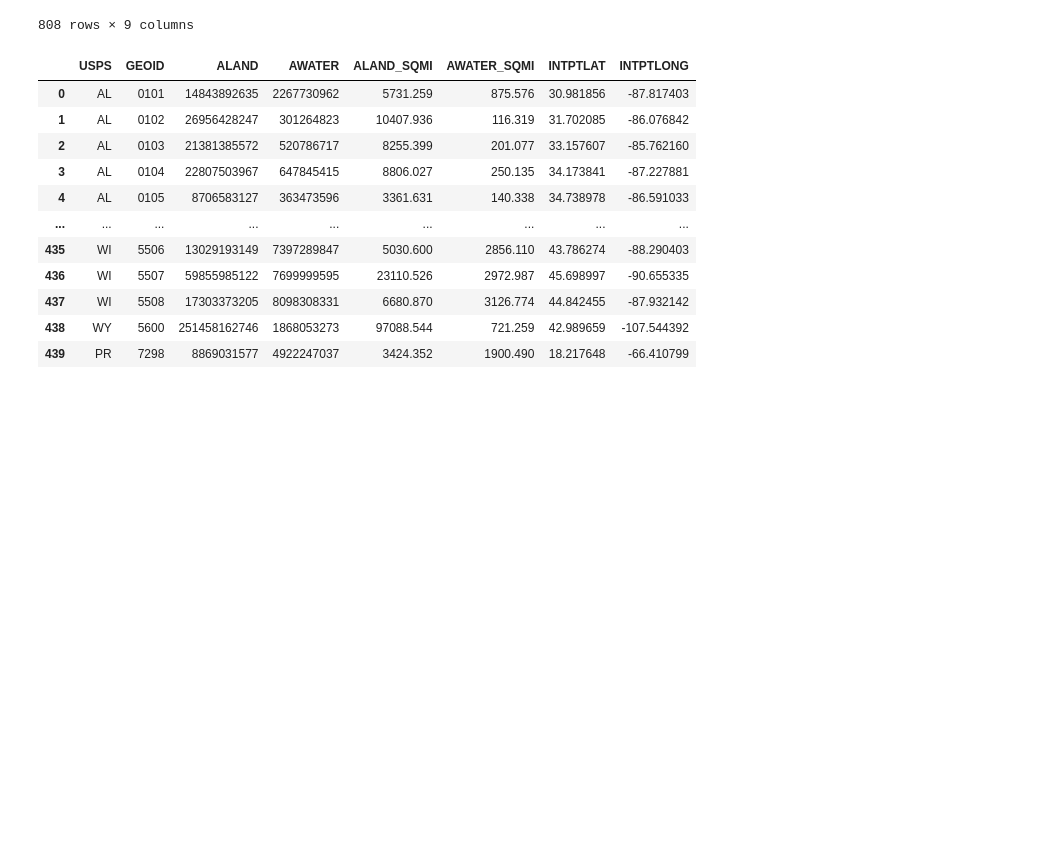
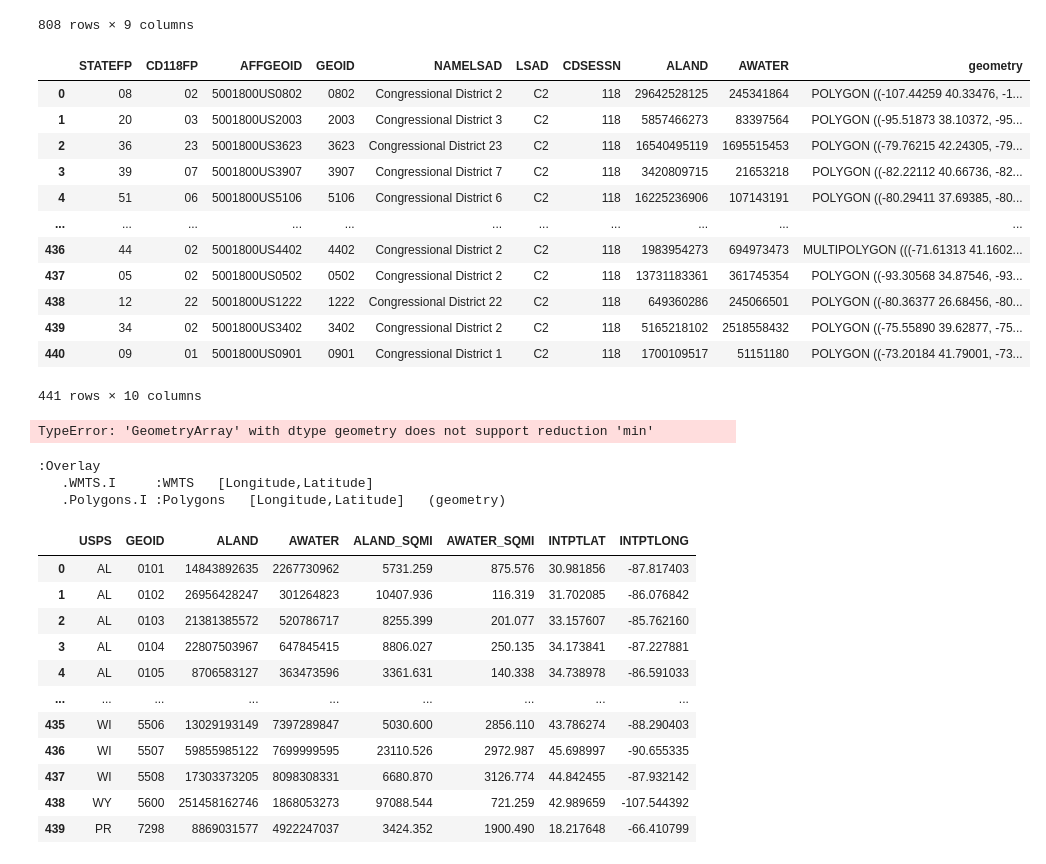
Before and after one commit to nss-data-science-cohort-7/webscraping-open-secrets-boooooleans, a Jupyter notebook: notebooks/maps_in_dash.ipynb, the cells around one changed output. Drawn from its saved outputs; the diff is of its cells as text; code cells hidden in the pictures; blank space fills up the shorter version.

Commit message:
found more data, cleaning up, playing how to map

```diff
--- a/notebooks/maps_in_dash.ipynb
+++ b/notebooks/maps_in_dash.ipynb
@@ -100,3 +86,31 @@ hover = HoverTool(tooltips=tooltips)
+# %%
+districts = gpd.read_file("../data/cb_2022_us_cd118_500k.shp", encoding = 'utf8')
+districts
+# %% [output]
+|  | STATEFP | CD118FP | AFFGEOID | GEOID | NAMELSAD | LSAD | CDSESSN | ALAND | AWATER | geometry |
+| 0 | 08 | 02 | 5001800US0802 | 0802 | Congressional District 2 | C2 | 118 | 29642528125 | 245341864 | POLYGON ((-107.44259 40.33476, -1... |
+| 1 | 20 | 03 | 5001800US2003 | 2003 | Congressional District 3 | C2 | 118 | 5857466273 | 83397564 | POLYGON ((-95.51873 38.10372, -95... |
+| 2 | 36 | 23 | 5001800US3623 | 3623 | Congressional District 23 | C2 | 118 | 16540495119 | 1695515453 | POLYGON ((-79.76215 42.24305, -79... |
+| 3 | 39 | 07 | 5001800US3907 | 3907 | Congressional District 7 | C2 | 118 | 3420809715 | 21653218 | POLYGON ((-82.22112 40.66736, -82... |
+| 4 | 51 | 06 | 5001800US5106 | 5106 | Congressional District 6 | C2 | 118 | 16225236906 | 107143191 | POLYGON ((-80.29411 37.69385, -80... |
+| ... | ... | ... | ... | ... | ... | ... | ... | ... | ... | ... |
+| 436 | 44 | 02 | 5001800US4402 | 4402 | Congressional District 2 | C2 | 118 | 1983954273 | 694973473 | MULTIPOLYGON (((-71.61313 41.1602... |
+| 437 | 05 | 02 | 5001800US0502 | 0502 | Congressional District 2 | C2 | 118 | 13731183361 | 361745354 | POLYGON ((-93.30568 34.87546, -93... |
+| 438 | 12 | 22 | 5001800US1222 | 1222 | Congressional District 22 | C2 | 118 | 649360286 | 245066501 | POLYGON ((-80.36377 26.68456, -80... |
+| 439 | 34 | 02 | 5001800US3402 | 3402 | Congressional District 2 | C2 | 118 | 5165218102 | 2518558432 | POLYGON ((-75.55890 39.62877, -75... |
+| 440 | 09 | 01 | 5001800US0901 | 0901 | Congressional District 1 | C2 | 118 | 1700109517 | 51151180 | POLYGON ((-73.20184 41.79001, -73... |
+441 rows × 10 columns
+# %%
+polys = gv.Polygons(districts, vdims='geometry')
+plot = gv.tile_sources.CartoLight()\
+        * polys.opts(alpha=0.05, fill_alpha=0, tools=['hover'],
+                     hover_fill_alpha=0.5, hover_fill_color='red')
+plot.opts(width=500, height=400)
+# %% [output]
+TypeError: 'GeometryArray' with dtype geometry does not support reduction 'min'
+:Overlay
+   .WMTS.I     :WMTS   [Longitude,Latitude]
+   .Polygons.I :Polygons   [Longitude,Latitude]   (geometry)
 # %%
 xy_districts = pd.read_csv('../data/xy_districts.txt', delimiter = "\t")
 xy_districts
```
Also changed, not shown: parts of 7 cells of this notebook, 1 other file.
